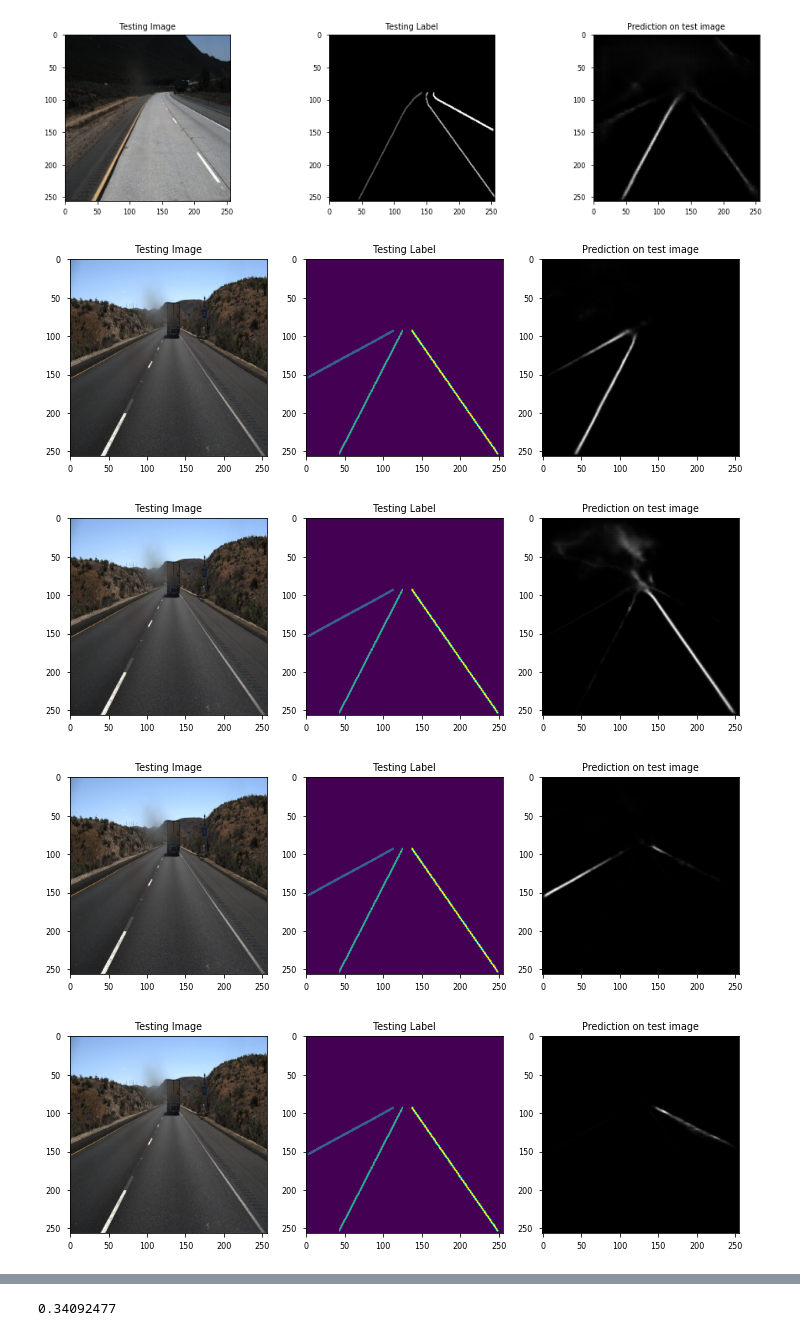
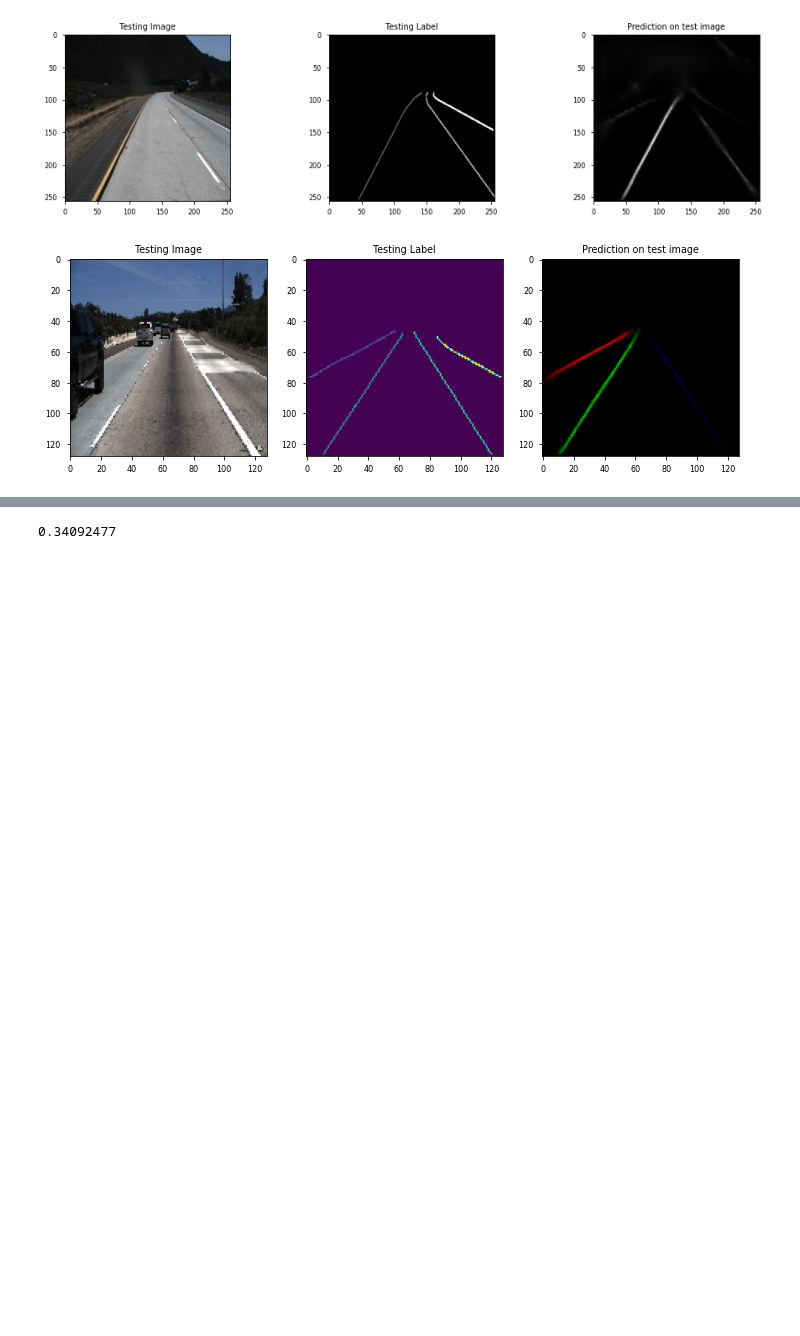
Before and after one commit to richardmwaba/csce879-spring2022, a Jupyter notebook: project/u_node_multiclass.ipynb, the cells around one changed output, grey strips where cells are left out. Drawn from its saved outputs; the diff is of its cells as text; code cells hidden in the pictures; blank space fills up the shorter version.

```diff
--- a/project/u_node_multiclass.ipynb
+++ b/project/u_node_multiclass.ipynb
@@ -39,16 +42,16 @@ TEST_PATH = 'data/test_set/'
 # %%
-data_train = read_json(TRAIN_PATH,'label_data_*.json')
-data_test = read_json(TEST_PATH,'test_label.json')
+# data_train = read_json(TRAIN_PATH,'label_data_*.json')
+# data_test = read_json(TEST_PATH,'test_label.json')
 
-train_paths = glob.glob(TRAIN_PATH + 'labelled/multi/images/*.png')
+train_paths = glob.glob(TRAIN_PATH + 'images/*.png')
 train_paths.sort()
-train_paths = train_paths[:NUM_IMAGES]
-train_labels = glob.glob(TRAIN_PATH + 'labelled/multi/labels/*.png')
+# train_paths = train_paths[:NUM_IMAGES]
+train_labels = glob.glob(TRAIN_PATH + 'labels/*.png')
 train_labels.sort()
-train_labels = train_labels[:NUM_IMAGES]
-test_paths = glob.glob(TEST_PATH + 'labelled/multi/images/*.png')
+# train_labels = train_labels[:NUM_IMAGES]
+test_paths = glob.glob(TEST_PATH + 'images/*.png')
 test_paths.sort()
 test_paths = test_paths[:NUM_IMAGES]
-test_labels = glob.glob(TEST_PATH + 'labelled/multi/labels/*.png')
+test_labels = glob.glob(TEST_PATH + 'labels/*.png')
 test_labels.sort()
 test_labels = test_labels[:NUM_IMAGES]
@@ -488,6 +449,6 @@ This message will be only logged once.
 # %%
 # Load weights
-unode_model.load_weights('multi_class/result/main_run/saved_model/unode.tf')
+unode_model.load_weights('multi_class/result/final_run_1/saved_model/unode.tf')
 # %% [output]
 <tensorflow.python.training.tracking.util.CheckpointLoadStatus at 0x...>
 # %%
@@ -621,61 +564,22 @@ plt.imshow(preds_test[ix][:,:,1], cmap='gray')
 # %%
 test_img_number = random.randint(0, len(X_test))
 test_img = X_test[test_img_number]
-img = test_img.reshape(1,256,256,3)
+img = test_img.reshape(1,128,128,3)
 ground_truth=Y_test[test_img_number]
 prediction = (unode_model.predict(img))
 predicted_img=np.argmax(prediction, axis=3)[0,:,:]
 
 
 plt.figure(figsize=(12, 8))
 plt.subplot(231)
 plt.title('Testing Image')
 plt.imshow(test_img)
 plt.subplot(232)
 plt.title('Testing Label')
 plt.imshow(ground_truth[:,:,0])
 plt.subplot(233)
 plt.title('Prediction on test image')
-plt.imshow(prediction[0,:,:,1], cmap='gray')
+plt.imshow(prediction[0,:,:,1:4], cmap='gray')
 plt.show()
-
-plt.figure(figsize=(12, 8))
-plt.subplot(231)
-plt.title('Testing Image')
-plt.imshow(test_img)
-plt.subplot(232)
-plt.title('Testing Label')
-plt.imshow(ground_truth[:,:,0])
-plt.subplot(233)
-plt.title('Prediction on test image')
-plt.imshow(prediction[0,:,:,2], cmap='gray')
-plt.show()
-
-plt.figure(figsize=(12, 8))
-plt.subplot(231)
-plt.title('Testing Image')
-plt.imshow(test_img)
-plt.subplot(232)
-plt.title('Testing Label')
-plt.imshow(ground_truth[:,:,0])
-plt.subplot(233)
-plt.title('Prediction on test image')
-plt.imshow(prediction[0,:,:,3], cmap='gray')
-plt.show()
-
-plt.figure(figsize=(12, 8))
-plt.subplot(231)
-plt.title('Testing Image')
-plt.imshow(test_img)
-plt.subplot(232)
-plt.title('Testing Label')
-plt.imshow(ground_truth[:,:,0])
-plt.subplot(233)
-plt.title('Prediction on test image')
-plt.imshow(prediction[0,:,:,4], cmap='gray')
-plt.show()
 # %% [output]
-[figure, old version]
+[figure, new version]
-[figure, removed]
-[figure, removed]
-[figure, removed]
```
Also changed, not shown: parts of 17 cells of this notebook, 2 other files.
